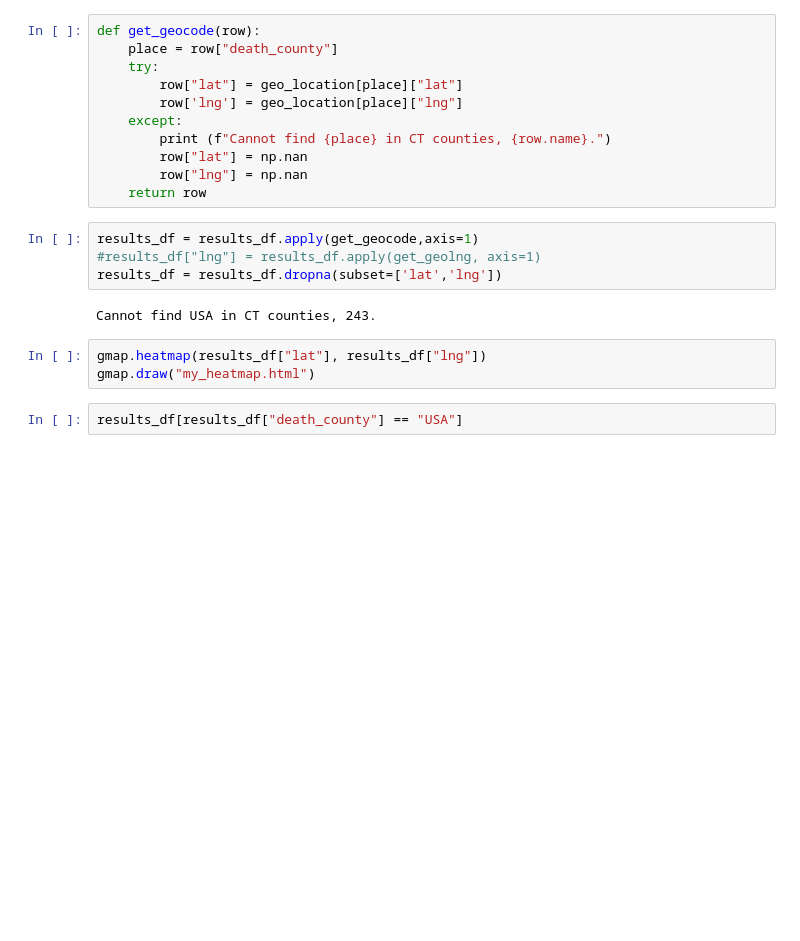
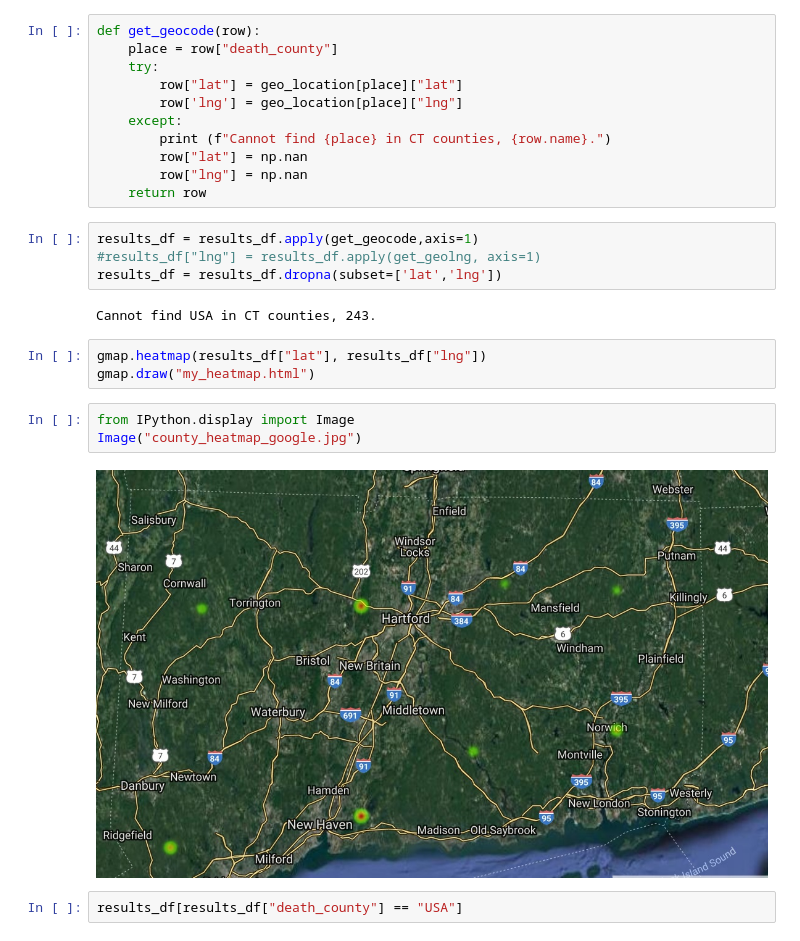
Before and after one commit to yayunl/DataViz-Project1, a Jupyter notebook: county_heatmap.ipynb, the cells around one changed output. Saved outputs shown, nothing was run; the diff lists cells and outputs as text; blank space fills up the shorter version.

Commit message:
Initial county heatmap

```diff
--- a/county_heatmap.ipynb
+++ b/county_heatmap.ipynb
@@ -139,6 +139,11 @@ Cannot find USA in CT counties, 243.
 # %%
 gmap.heatmap(results_df["lat"], results_df["lng"])
 gmap.draw("my_heatmap.html")
+# %%
+from IPython.display import Image
+Image("county_heatmap_google.jpg")
+# %% [output]
+[figure, added]
 # %%
 results_df[results_df["death_county"] == "USA"]
 # %% [output]
```
Also changed, not shown: 1 other file.
